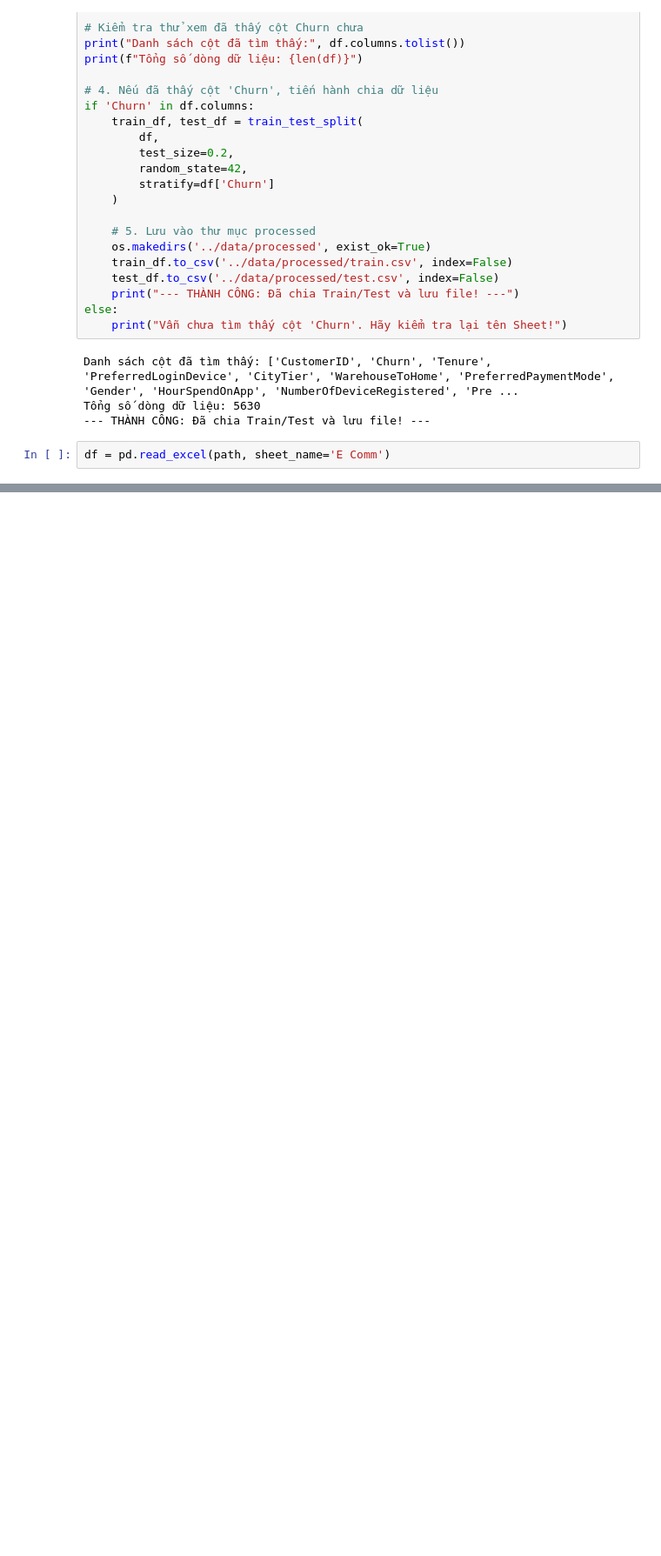
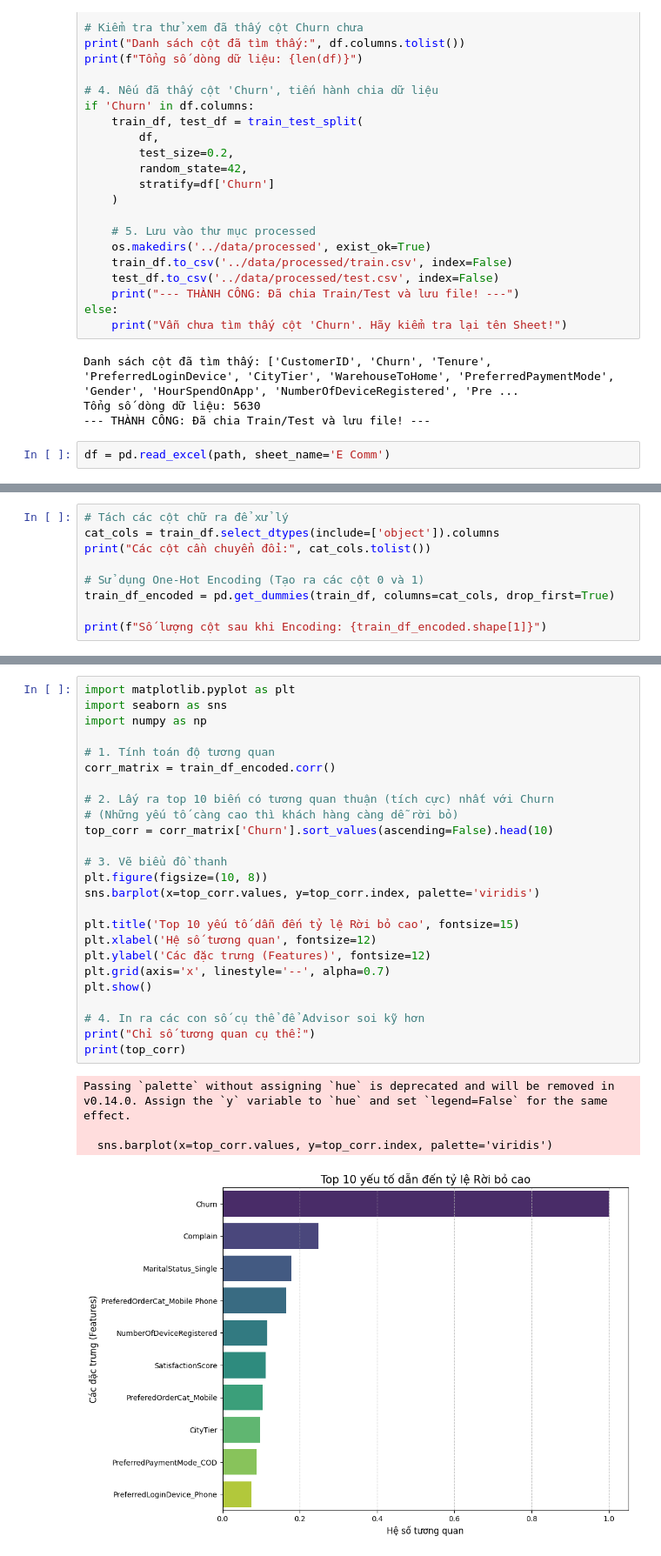
Before and after one commit to AIVIETNAM-AIO-Lucyna/Churn-Prediction, a Jupyter notebook: notebooks/01_eda_and_cleaning.ipynb, the cells around one changed output, grey strips where cells are left out. Shown at 87% size. Saved outputs shown, nothing was run; the diff lists cells and outputs as text; blank space fills up the shorter version.

Commit message:
feat: complete cleaning, encoding, and eda. data is ready for modeling

```diff
--- a/notebooks/01_eda_and_cleaning.ipynb
+++ b/notebooks/01_eda_and_cleaning.ipynb
@@ -73,0 +120,9 @@ df = pd.read_excel(path, sheet_name='E Comm')
+# %%
+# Tách các cột chữ ra để xử lý
+cat_cols = train_df.select_dtypes(include=['object']).columns
+print("Các cột cần chuyển đổi:", cat_cols.tolist())
+
+# Sử dụng One-Hot Encoding (Tạo ra các cột 0 và 1)
+train_df_encoded = pd.get_dummies(train_df, columns=cat_cols, drop_first=True)
+
+print(f"Số lượng cột sau khi Encoding: {train_df_encoded.shape[1]}")
@@ -73,0 +157,30 @@ df = pd.read_excel(path, sheet_name='E Comm')
+# %%
+import matplotlib.pyplot as plt
+import seaborn as sns
+import numpy as np
+
+# 1. Tính toán độ tương quan
+corr_matrix = train_df_encoded.corr()
+
+# 2. Lấy ra top 10 biến có tương quan thuận (tích cực) nhất với Churn
+# (Những yếu tố càng cao thì khách hàng càng dễ rời bỏ)
+top_corr = corr_matrix['Churn'].sort_values(ascending=False).head(10)
+
+# 3. Vẽ biểu đồ thanh
+plt.figure(figsize=(10, 8))
+sns.barplot(x=top_corr.values, y=top_corr.index, palette='viridis')
+
+plt.title('Top 10 yếu tố dẫn đến tỷ lệ Rời bỏ cao', fontsize=15)
+plt.xlabel('Hệ số tương quan', fontsize=12)
+plt.ylabel('Các đặc trưng (Features)', fontsize=12)
+plt.grid(axis='x', linestyle='--', alpha=0.7)
+plt.show()
+
+# 4. In ra các con số cụ thể để Advisor soi kỹ hơn
+print("Chỉ số tương quan cụ thể:")
+print(top_corr)
+# %% [output]
+Passing `palette` without assigning `hue` is deprecated and will be removed in v0.14.0. Assign the `y` variable to `hue` and set `legend=False` for the same effect.
+
+  sns.barplot(x=top_corr.values, y=top_corr.index, palette='viridis')
+[figure, added]
```
Also changed, not shown: parts of 7 cells of this notebook, 1 other file.
